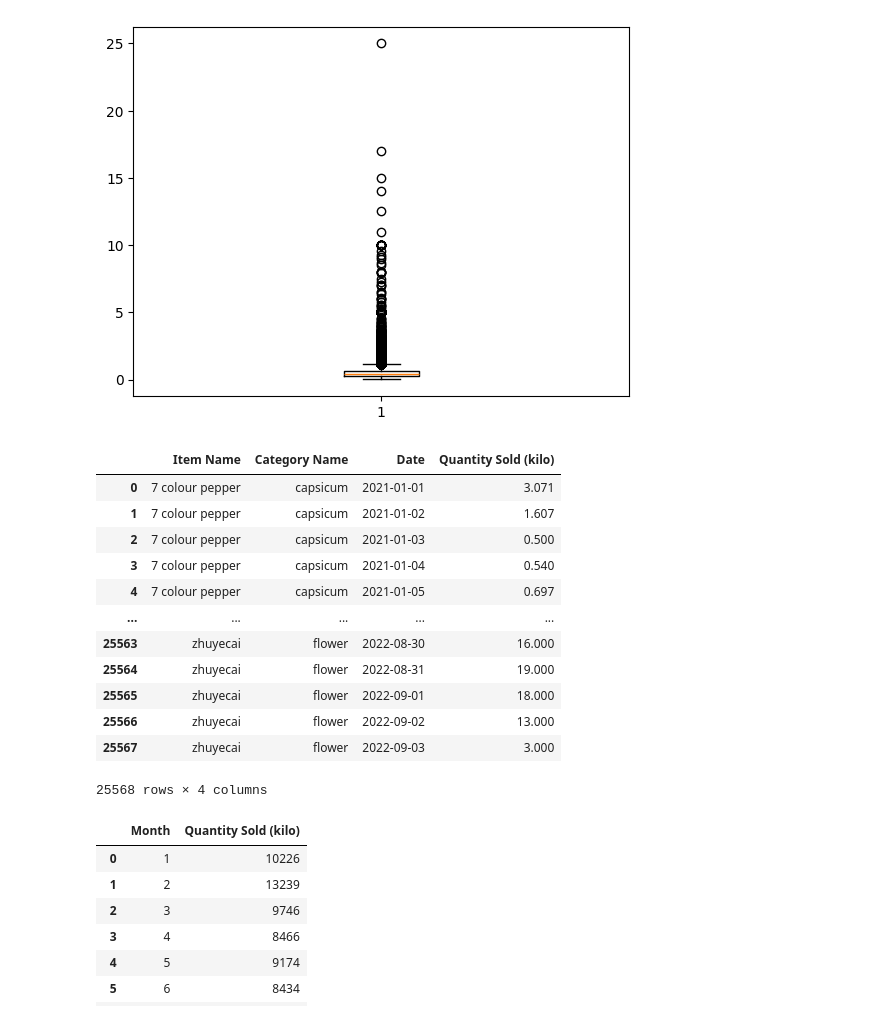
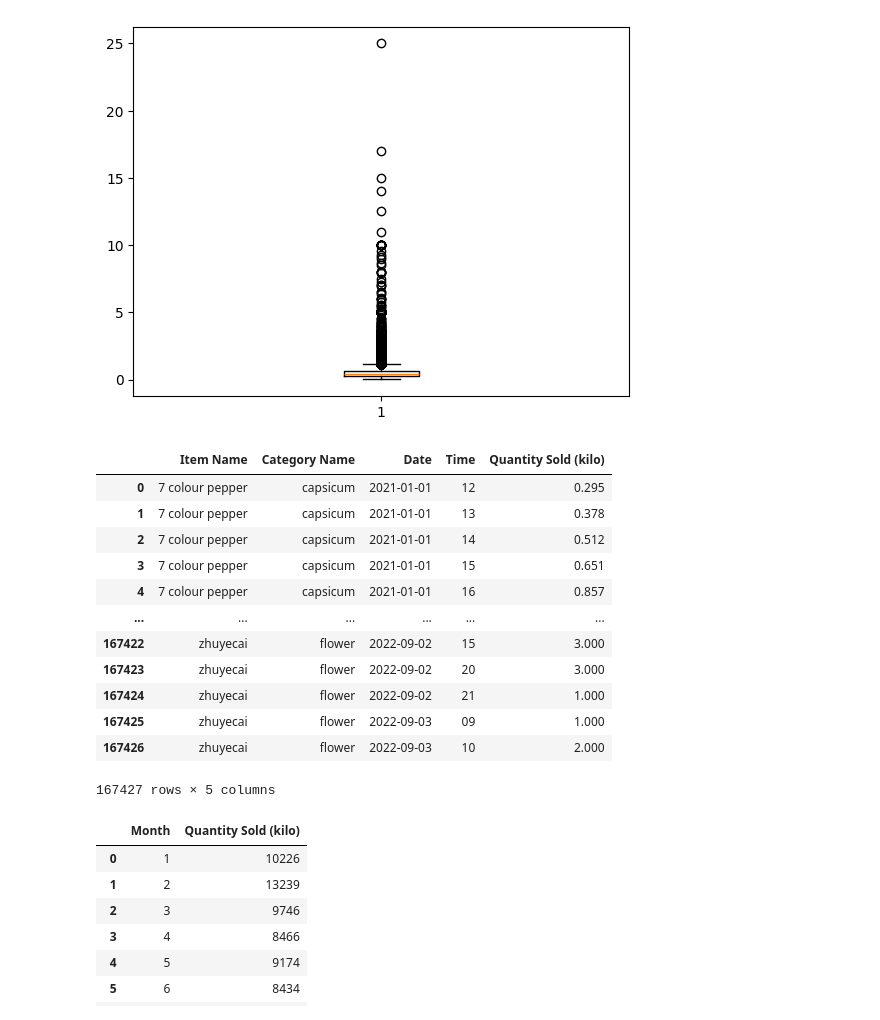
Before and after one commit to RumethSandinu/Project-connexa, a Jupyter notebook: Naveen/preprocessing.ipynb, the cells around one changed output. Cells and saved outputs as stored; diff of their text form; code cells hidden in the pictures.

```diff
--- a/Naveen/preprocessing.ipynb
+++ b/Naveen/preprocessing.ipynb
@@ -153,9 +153,8 @@ np.mean(df['Quantity Sold (kilo)'])
 0.50022226173991
 # %%
 # Handle outlier with the mean of quantity sold (kilo)
-out = 100
-mean_quantity_sold = np.mean(df['Quantity Sold (kilo)'])
-df['Quantity Sold (kilo)'] = df['Quantity Sold (kilo)'].apply(lambda x: mean_quantity_sold if x > out else x)
+filt = df['Quantity Sold (kilo)'] > 100
+df['Quantity Sold (kilo)'] = np.where( filt, np.mean(df[~filt]['Quantity Sold (kilo)']), df['Quantity Sold (kilo)'])
 # %%
 # Check the mean
 np.mean(df['Quantity Sold (kilo)'])
@@ -176,22 +175,22 @@ plt.boxplot(df['Quantity Sold (kilo)'])
 # %%
 # Sum of the most sales of the day
 df['Date'] = pd.to_datetime(df['Date'])
-daily_sum = df.groupby(['Item Name','Category Name','Date'])['Quantity Sold (kilo)'].sum().reset_index()
+daily_sum = df.groupby(['Item Name','Category Name','Date','Time'])['Quantity Sold (kilo)'].sum().reset_index()
 daily_sum
 # %% [output]
-|  | Item Name | Category Name | Date | Quantity Sold (kilo) |
-| 0 | 7 colour pepper | capsicum | 2021-01-01 | 3.071 |
-| 1 | 7 colour pepper | capsicum | 2021-01-02 | 1.607 |
-| 2 | 7 colour pepper | capsicum | 2021-01-03 | 0.500 |
-| 3 | 7 colour pepper | capsicum | 2021-01-04 | 0.540 |
-| 4 | 7 colour pepper | capsicum | 2021-01-05 | 0.697 |
-| ... | ... | ... | ... | ... |
-| 25563 | zhuyecai | flower | 2022-08-30 | 16.000 |
-| 25564 | zhuyecai | flower | 2022-08-31 | 19.000 |
-| 25565 | zhuyecai | flower | 2022-09-01 | 18.000 |
-| 25566 | zhuyecai | flower | 2022-09-02 | 13.000 |
-| 25567 | zhuyecai | flower | 2022-09-03 | 3.000 |
+|  | Item Name | Category Name | Date | Time | Quantity Sold (kilo) |
+| 0 | 7 colour pepper | capsicum | 2021-01-01 | 12 | 0.295 |
+| 1 | 7 colour pepper | capsicum | 2021-01-01 | 13 | 0.378 |
+| 2 | 7 colour pepper | capsicum | 2021-01-01 | 14 | 0.512 |
+| 3 | 7 colour pepper | capsicum | 2021-01-01 | 15 | 0.651 |
+| 4 | 7 colour pepper | capsicum | 2021-01-01 | 16 | 0.857 |
+| ... | ... | ... | ... | ... | ... |
+| 167422 | zhuyecai | flower | 2022-09-02 | 15 | 3.000 |
+| 167423 | zhuyecai | flower | 2022-09-02 | 20 | 3.000 |
+| 167424 | zhuyecai | flower | 2022-09-02 | 21 | 1.000 |
+| 167425 | zhuyecai | flower | 2022-09-03 | 09 | 1.000 |
+| 167426 | zhuyecai | flower | 2022-09-03 | 10 | 2.000 |
-25568 rows × 4 columns
+167427 rows × 5 columns
 # %%
 # Monthly sales Quantity Sold (kilo) in 2021
 sales_data_2021 = df_2021.groupby(df_2021['Date'].dt.month)['Quantity Sold (kilo)'].sum().reset_index().rename(columns = {"Date" : "Month"}).round(0).astype('int')
```
Also changed, not shown: parts of 6 cells of this notebook, 1 other file.
